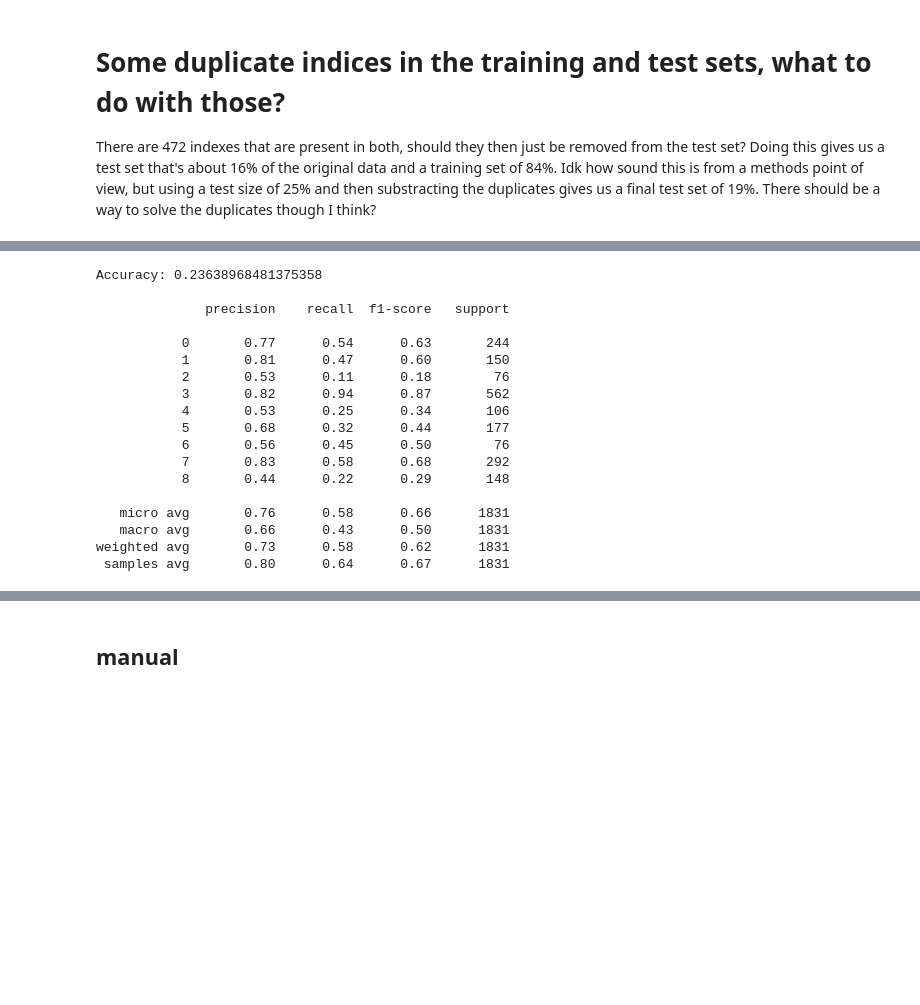
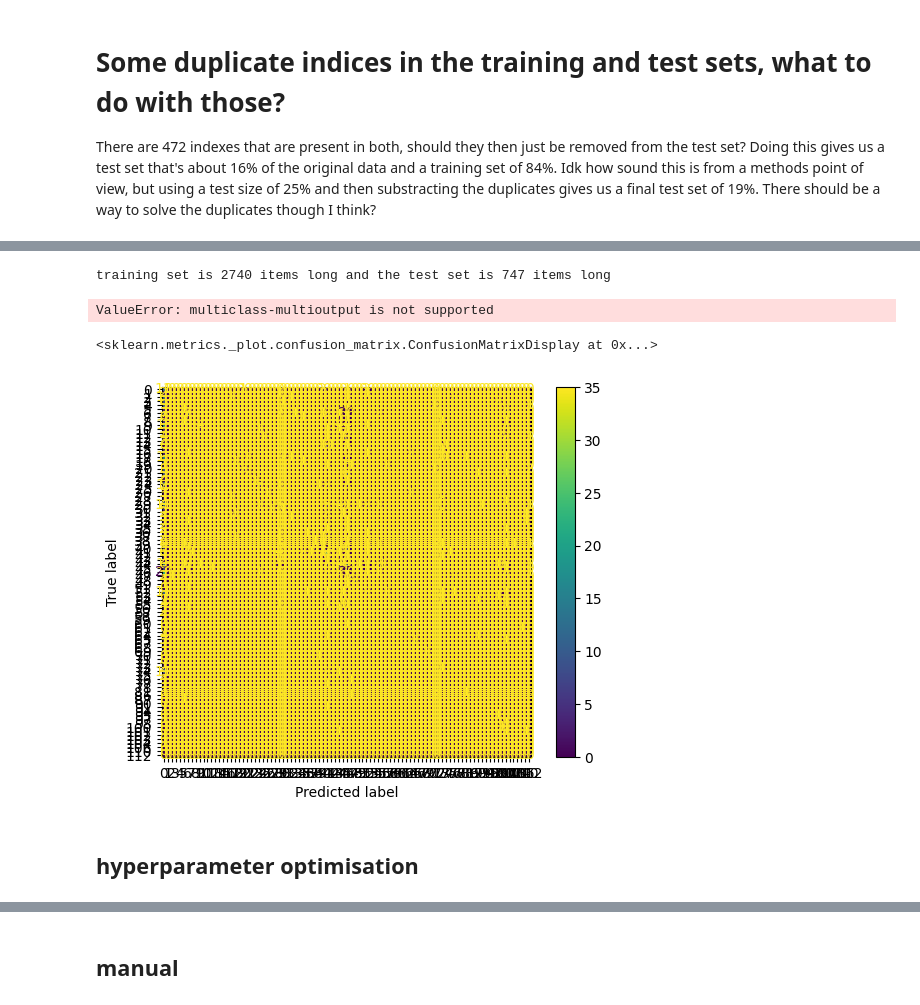
Before and after one commit to IOuadah/SML_Project, a Jupyter notebook: cluster_rf.ipynb, the cells around one changed output, grey strips where cells are left out. Drawn from its saved outputs; the diff is of its cells as text; code cells hidden in the pictures; blank space fills up the shorter version.

```diff
--- a/cluster_rf.ipynb
+++ b/cluster_rf.ipynb
@@ -143,3 +124,7 @@ training set is 2929 items long and the test set is 1030 items long
 There are 472 indexes that are present in both, should they then just be removed from the  test set?
 Doing this gives us a test set that's about 16% of the original data and a training set of 84%.
 Idk how sound this is from a methods point of view, but using a test size of 25% and then substracting the duplicates gives us a final test set of 19%. There should be a way to solve the duplicates though I think?
+# %%
+y = np.array(labels_kmeans, dtype=np.float64)
+X = fingerprint
+X
@@ -146,26 +139,18 @@ Idk how sound this is from a methods point of view, but using a test size of 25%
+# %%
+from skmultilearn.model_selection import iterative_train_test_split
+
+
+X_train, y_train, X_test, y_test = iterative_train_test_split(X, y, test_size = 0.2)
+print(f"training set is {len(y_train)} items long and the test set is {len(y_test)} items long")
+# %% [output]
+training set is 2740 items long and the test set is 747 items long
 # %%
-m_rf = RandomForestClassifier(n_estimators = 10, max_features = 3)
+m_rf = RandomForestClassifier(n_estimators = 10, max_features = 1)
 multi_target_rf = MultiOutputClassifier(m_rf).fit(X_train, y_train)
+# m_rf.fit(X_train, y_train)
 y_pred = multi_target_rf.predict(X_test)
 
-print('Accuracy:', accuracy_score(y_test, y_pred), "\n")
+# print('Accuracy:', accuracy_score(y_test, y_pred), "\n")
 print(classification_report(y_test, y_pred))
 # %% [output]
-Accuracy: 0.23638968481375358
-
-              precision    recall  f1-score   support
-
-           0       0.77      0.54      0.63       244
-           1       0.81      0.47      0.60       150
-           2       0.53      0.11      0.18        76
-           3       0.82      0.94      0.87       562
-           4       0.53      0.25      0.34       106
-           5       0.68      0.32      0.44       177
-           6       0.56      0.45      0.50        76
-           7       0.83      0.58      0.68       292
-           8       0.44      0.22      0.29       148
-
-   micro avg       0.76      0.58      0.66      1831
-   macro avg       0.66      0.43      0.50      1831
-weighted avg       0.73      0.58      0.62      1831
- samples avg       0.80      0.64      0.67      1831
+ValueError: multiclass-multioutput is not supported
@@ -171,0 +159,7 @@ weighted avg       0.73      0.58      0.62      1831
+# %%
+ConfusionMatrixDisplay.from_predictions(y_test.argmax(axis=1), y_pred.argmax(axis=1))
+# %% [output]
+<sklearn.metrics._plot.confusion_matrix.ConfusionMatrixDisplay at 0x...>
+[figure, added]
+# %% [markdown]
+## hyperparameter optimisation
```
Also changed, not shown: parts of 14 cells of this notebook, 1 other file.
